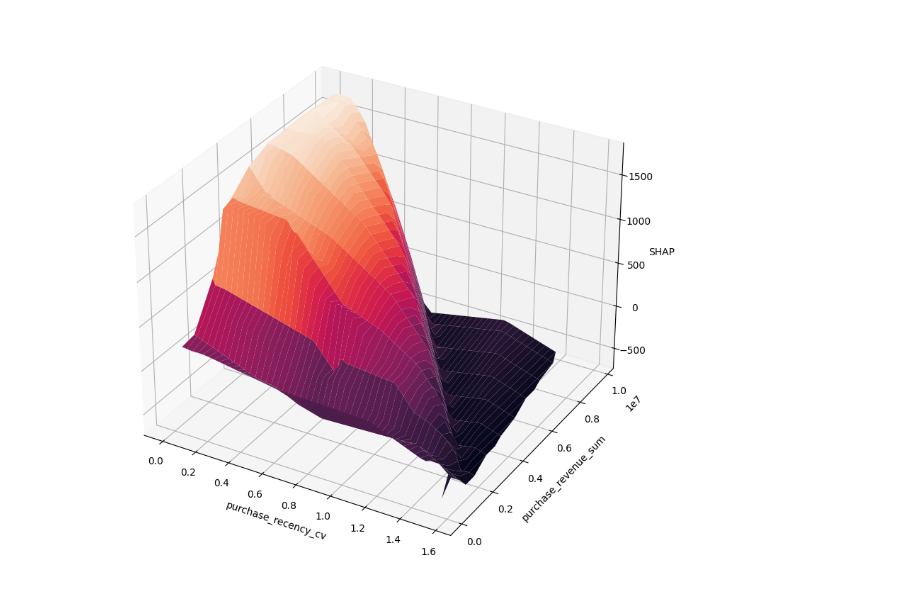
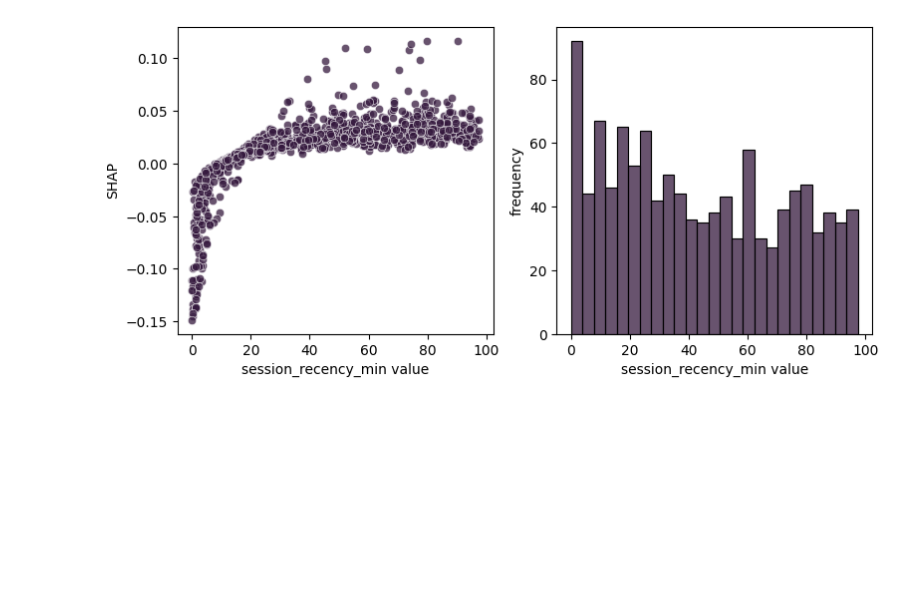
Before and after one commit to fridrichmrtn/churn-modeling, a Jupyter notebook: jupyters/07-model-understanding.ipynb, the cells around one changed output. Drawn from its saved outputs; the diff is of its cells as text; code cells hidden in the pictures; blank space fills up the shorter version.

```diff
--- a/jupyters/07-model-understanding.ipynb
+++ b/jupyters/07-model-understanding.ipynb
@@ -72,3 +72,7 @@ plot_dependence(shap_values, "purchase_number_cv", bins=25, xlim=None)
+# %%
+plot_feature(shap_values, "session_recency_min", bins=25, xlim=None)
+# %% [output]
+[figure, added]
 # %%
 def set_lims(mat, lims):
     if lims is None:
@@ -107,8 +111,3 @@ def plot_interactions(shap_values, feature_name1=None, feature_name2=None,
     ax.set_zlabel("SHAP", labelpad=6);
     f.tight_layout();
     return None
-# %%
-plot_interactions(shap_values, "purchase_recency_cv", "purchase_revenue_sum",
-    limits={"y":(-100,10**7), "z":(-2500,2500)})
-# %% [output]
-[figure, removed]
```
Also changed, not shown: parts of 17 cells of this notebook, 3 other files.
